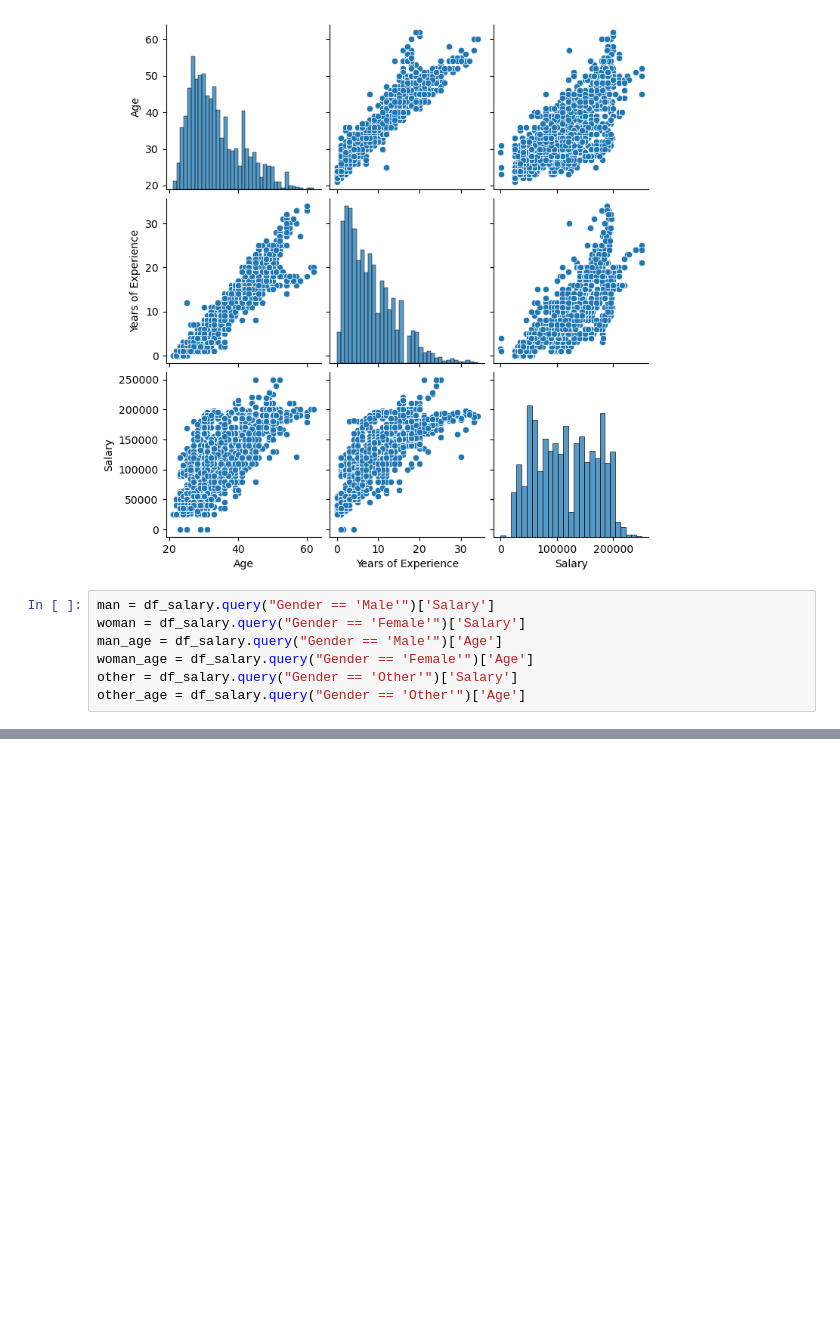
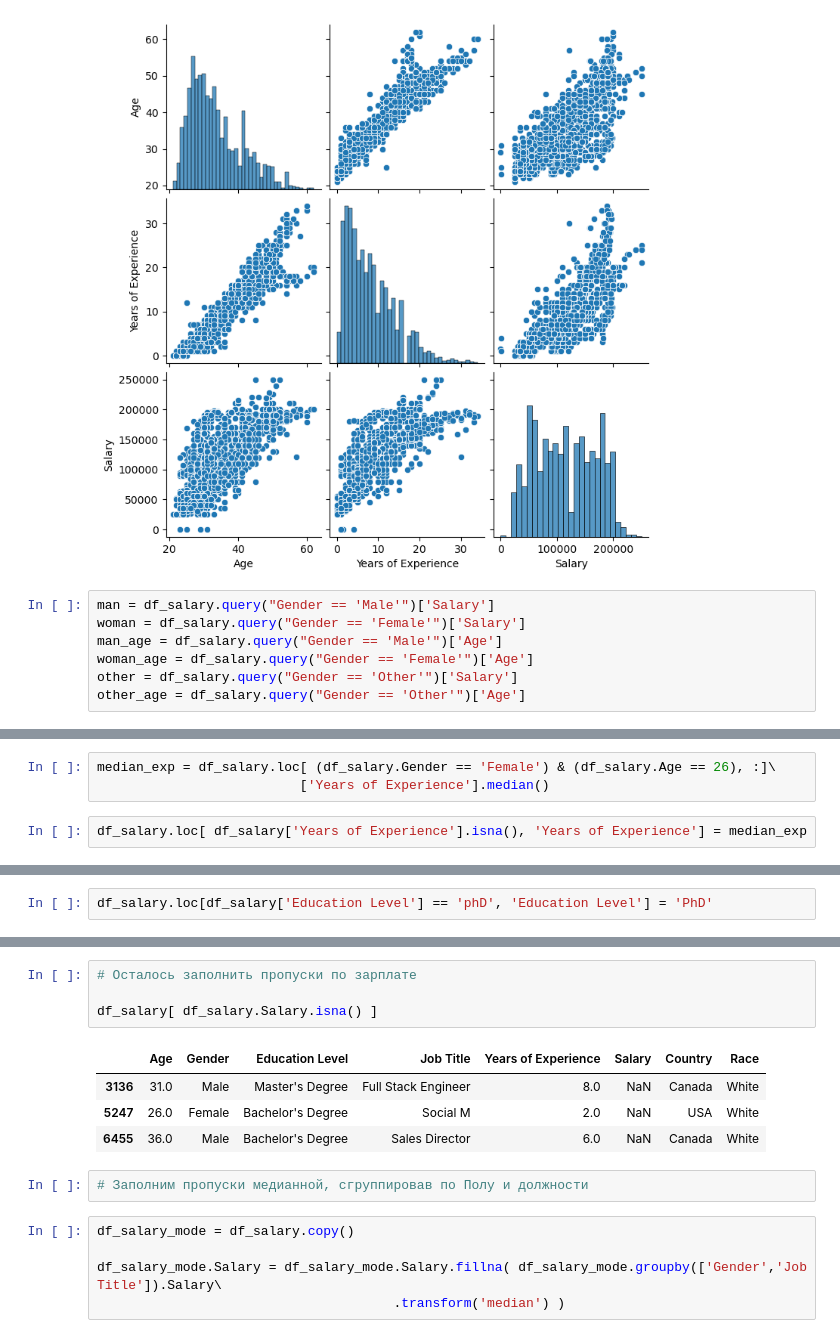
Before and after one commit to Shu69O/Shu, a Jupyter notebook: analyst_practical_dz_EDA_визуализация_данных.ipynb, the cells around one changed output, grey strips where cells are left out. Saved outputs shown, nothing was run; the diff lists cells and outputs as text; blank space fills up the shorter version.

```diff
--- a/analyst_practical_dz_EDA_визуализация_данных.ipynb
+++ b/analyst_practical_dz_EDA_визуализация_данных.ipynb
@@ -206,0 +283,5 @@ plt.show()
+# %%
+median_exp = df_salary.loc[ (df_salary.Gender == 'Female') & (df_salary.Age == 26), :]\
+                          ['Years of Experience'].median()
+# %%
+df_salary.loc[ df_salary['Years of Experience'].isna(), 'Years of Experience'] = median_exp
@@ -206,0 +302,2 @@ plt.show()
+# %%
+df_salary.loc[df_salary['Education Level'] == 'phD', 'Education Level'] = 'PhD'
@@ -206,0 +322,16 @@ plt.show()
+# %%
+# Осталось заполнить пропуски по зарплате
+
+df_salary[ df_salary.Salary.isna() ]
+# %% [output]
+|  | Age | Gender | Education Level | Job Title | Years of Experience | Salary | Country | Race |
+| 3136 | 31.0 | Male | Master's Degree | Full Stack Engineer | 8.0 | NaN | Canada | White |
+| 5247 | 26.0 | Female | Bachelor's Degree | Social M | 2.0 | NaN | USA | White |
+| 6455 | 36.0 | Male | Bachelor's Degree | Sales Director | 6.0 | NaN | Canada | White |
+# %%
+# Заполним пропуски медианной, сгруппировав по Полу и должности
+# %%
+df_salary_mode = df_salary.copy()
+
+df_salary_mode.Salary = df_salary_mode.Salary.fillna( df_salary_mode.groupby(['Gender','Job Title']).Salary\
+                                      .transform('median') )
```
Also changed, not shown: parts of 41 cells of this notebook.
